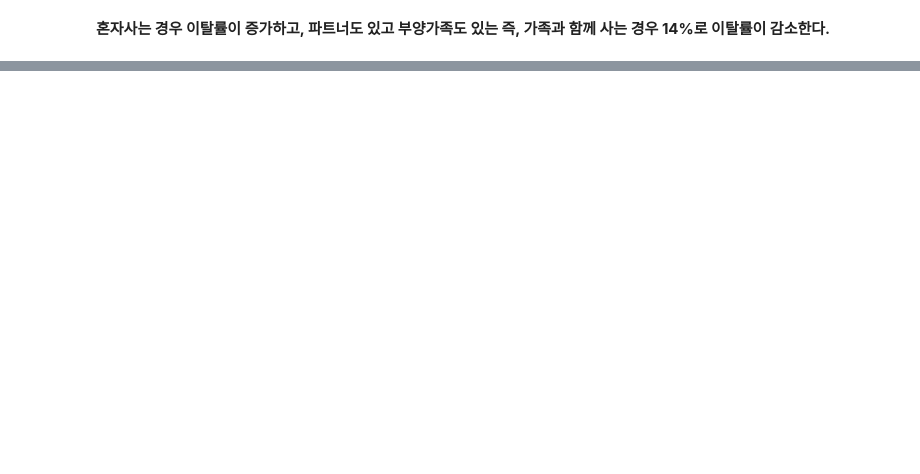
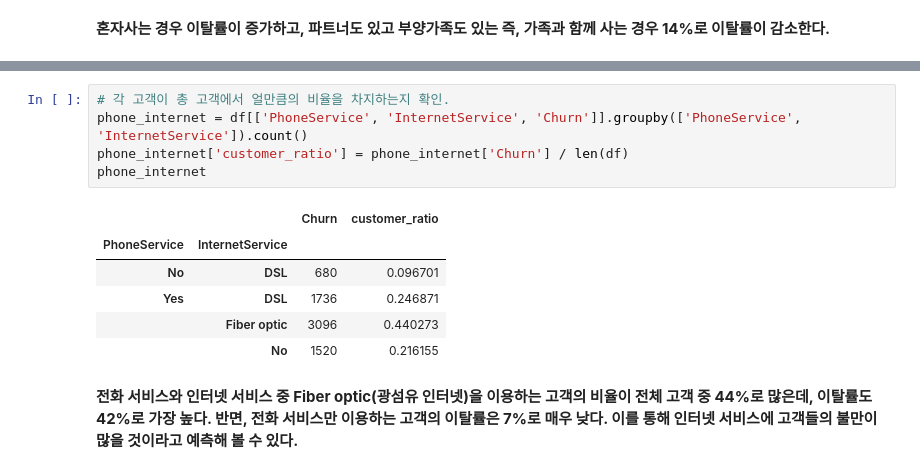
Before and after one commit to maengg/Customer_churn, a Jupyter notebook: Customer_churn.ipynb, the cells around one changed output, grey strips where cells are left out. Cells and saved outputs as stored; diff of their text form; blank space fills up the shorter version.

```diff
--- a/Customer_churn.ipynb
+++ b/Customer_churn.ipynb
@@ -302,0 +309,14 @@ plt.show()
+# %%
+# 각 고객이 총 고객에서 얼만큼의 비율을 차지하는지 확인.
+phone_internet = df[['PhoneService', 'InternetService', 'Churn']].groupby(['PhoneService', 'InternetService']).count()
+phone_internet['customer_ratio'] = phone_internet['Churn'] / len(df)
+phone_internet
+# %% [output]
+|  |  | Churn | customer_ratio |
+| PhoneService | InternetService |  |  |
+| No | DSL | 680 | 0.096701 |
+| Yes | DSL | 1736 | 0.246871 |
+|  | Fiber optic | 3096 | 0.440273 |
+|  | No | 1520 | 0.216155 |
+# %% [markdown]
+**전화 서비스와 인터넷 서비스 중 Fiber optic(광섬유 인터넷)을 이용하는 고객의 비율이 전체 고객 중 44%로 많은데, 이탈률도 42%로 가장 높다. 반면, 전화 서비스만 이용하는 고객의 이탈률은 7%로 매우 낮다. 이를 통해 인터넷 서비스에 고객들의 불만이 많을 것이라고 예측해 볼 수 있다.**
```
Also changed, not shown: parts of 7 cells of this notebook.
